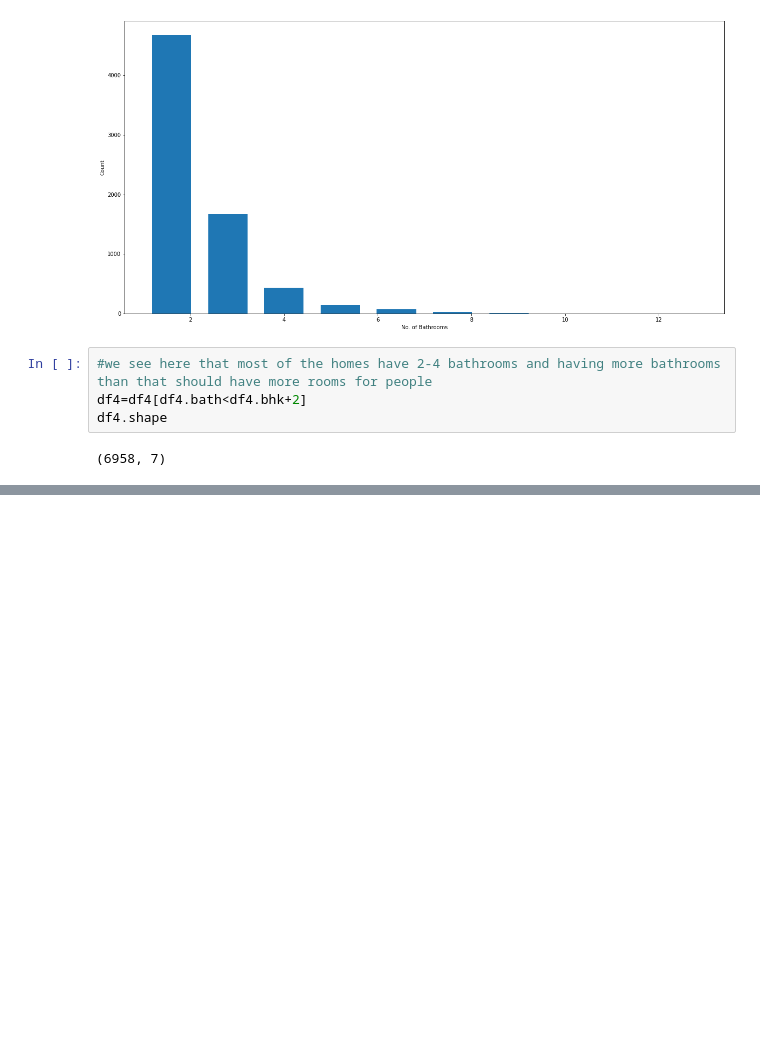
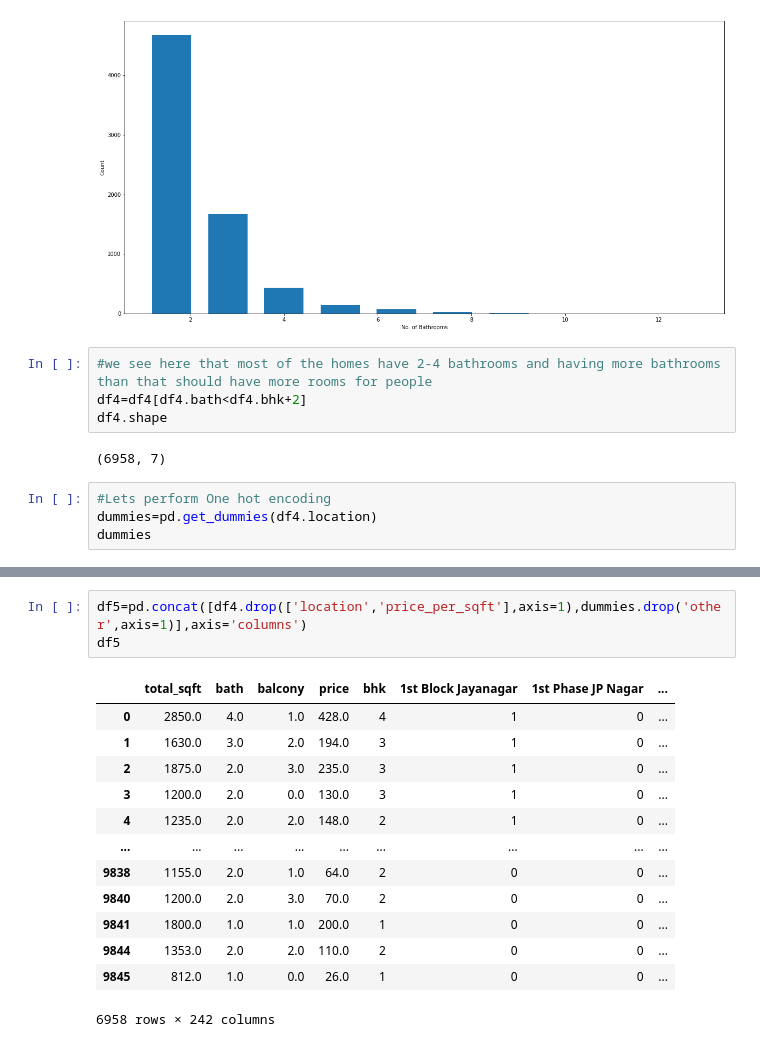
Before and after one commit to RohanHBTU/bhp-heroku, a Jupyter notebook: main.ipynb, the cells around one changed output, grey strips where cells are left out. Saved outputs shown, nothing was run; the diff lists cells and outputs as text; blank space fills up the shorter version.

```diff
--- a/main.ipynb
+++ b/main.ipynb
@@ -306,3 +306,7 @@ df4=df4[df4.bath<df4.bhk+2]
 df4.shape
 # %% [output]
 (6958, 7)
+# %%
+#Lets perform One hot encoding
+dummies=pd.get_dummies(df4.location)
+dummies
@@ -308,0 +327,17 @@ df4.shape
+# %%
+df5=pd.concat([df4.drop(['location','price_per_sqft'],axis=1),dummies.drop('other',axis=1)],axis='columns')
+df5
+# %% [output]
+|  | total_sqft | bath | balcony | price | bhk | 1st Block Jayanagar | 1st Phase JP Nagar | ... |
+| 0 | 2850.0 | 4.0 | 1.0 | 428.0 | 4 | 1 | 0 | ... |
+| 1 | 1630.0 | 3.0 | 2.0 | 194.0 | 3 | 1 | 0 | ... |
+| 2 | 1875.0 | 2.0 | 3.0 | 235.0 | 3 | 1 | 0 | ... |
+| 3 | 1200.0 | 2.0 | 0.0 | 130.0 | 3 | 1 | 0 | ... |
+| 4 | 1235.0 | 2.0 | 2.0 | 148.0 | 2 | 1 | 0 | ... |
+| ... | ... | ... | ... | ... | ... | ... | ... | ... |
+| 9838 | 1155.0 | 2.0 | 1.0 | 64.0 | 2 | 0 | 0 | ... |
+| 9840 | 1200.0 | 2.0 | 3.0 | 70.0 | 2 | 0 | 0 | ... |
+| 9841 | 1800.0 | 1.0 | 1.0 | 200.0 | 1 | 0 | 0 | ... |
+| 9844 | 1353.0 | 2.0 | 2.0 | 110.0 | 2 | 0 | 0 | ... |
+| 9845 | 812.0 | 1.0 | 0.0 | 26.0 | 1 | 0 | 0 | ... |
+6958 rows × 242 columns
```
Also changed, not shown: parts of 7 cells of this notebook.
